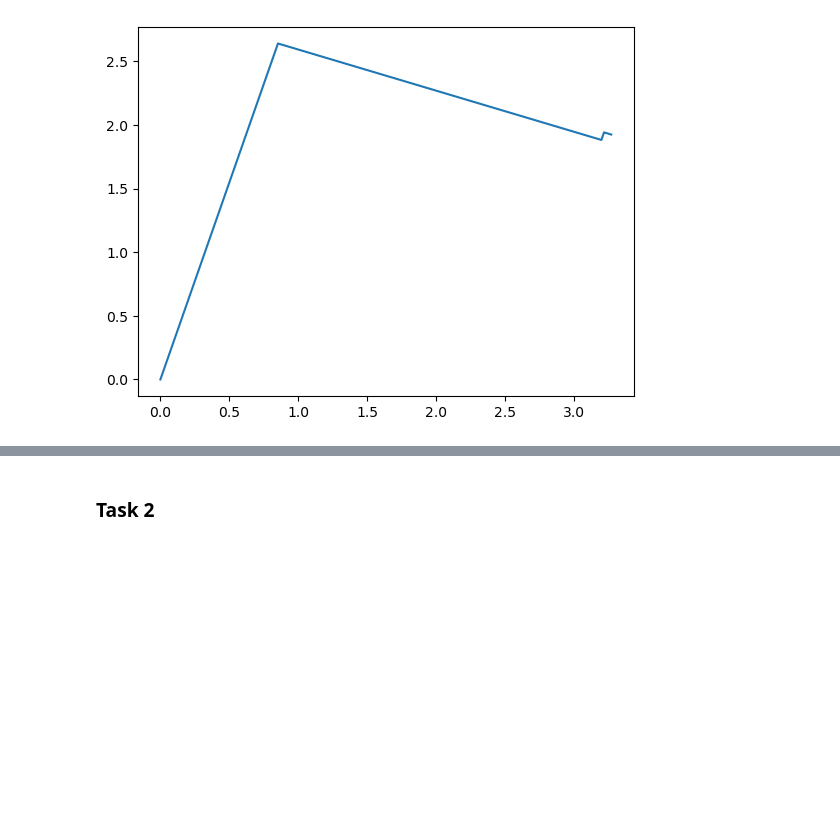
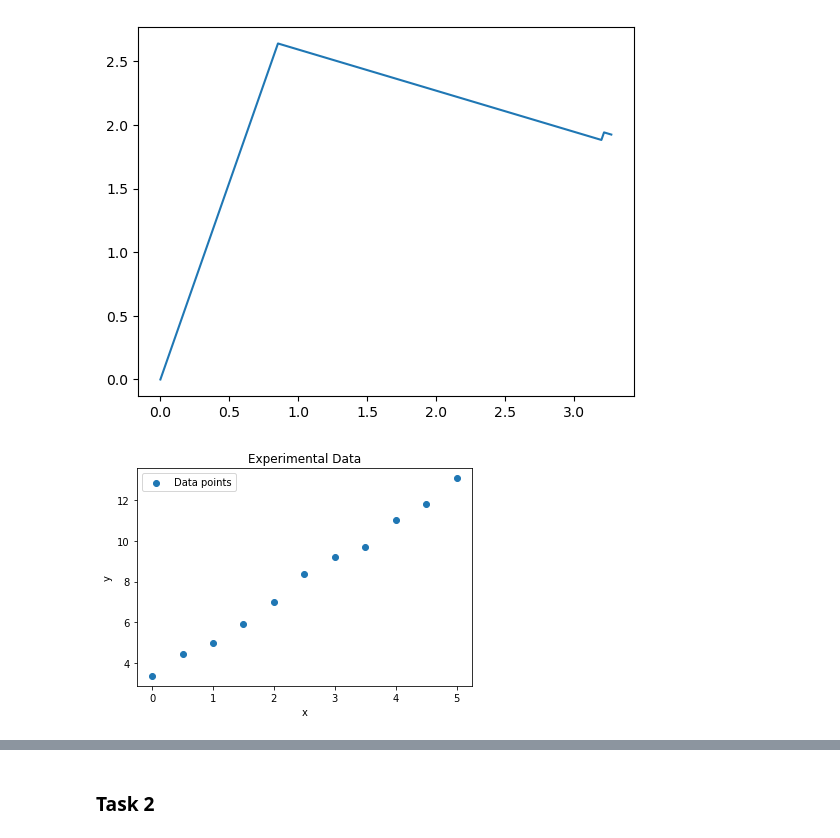
Before and after one commit to AnthonySlawski/ACM41020, a Jupyter notebook: Regression and Gradient Descent - Solution.ipynb, the cells around one changed output, grey strips where cells are left out. Drawn from its saved outputs; the diff is of its cells as text; code cells hidden in the pictures; blank space fills up the shorter version.

Commit message:
Regression and gradient descent

```diff
--- a/Regression and Gradient Descent - Solution.ipynb
+++ b/Regression and Gradient Descent - Solution.ipynb
@@ -89,3 +89,85 @@ plt.plot(steps[0],steps[1])
 # %% [output]
 [<matplotlib.lines.Line2D at 0x...>]
 [figure]
+# %%
+import numpy as np
+import matplotlib.pyplot as plt
+import cvxpy as cp
+
+# Data from the experiment
+data = np.array([
+    [0.0, 3.35982],
+    [0.5, 4.45784],
+    [1.0, 4.98725],
+    [1.5, 5.92751],
+    [2.0, 6.99903],
+    [2.5, 8.37272],
+    [3.0, 9.22212],
+    [3.5, 9.72170],
+    [4.0, 11.0244],
+    [4.5, 11.7995],
+    [5.0, 13.0831]
+])
+
+# Separate into X and y
+n = data.shape[0]
+X = np.concatenate((np.ones((n, 1)), data[:, 0:1]), axis=1)  # Add bias term
+y = data[:, 1]
+
+# Plot the data
+plt.scatter(data[:, 0], data[:, 1], label='Data points')
+plt.xlabel('x')
+plt.ylabel('y')
+plt.title('Experimental Data')
+plt.legend()
+plt.show()
+
+# Task 1: Solve using gradient descent
+def gradient_descent(X, y, steps=5):
+    XT = X.T
+    xk = np.array([0, 0])  # Initial guess
+    step_history = [xk]
+
+    for _ in range(steps):
+        r = XT @ (y - X @ xk)
+        alpha = (np.linalg.norm(r) / np.linalg.norm(X @ r))**2
+        xk = xk + alpha * r
+        step_history.append(xk)
+
+    return np.array(step_history)
+
+# Perform gradient descent
+steps = gradient_descent(X, y)
+
+# Plot gradient descent steps
+plt.plot(steps[:, 0], steps[:, 1], marker='o', linestyle='-', label='Descent steps')
+plt.xlabel('Intercept (β0)')
+plt.ylabel('Slope (β1)')
+plt.title('Gradient Descent Steps')
+plt.legend()
+plt.grid()
+plt.show()
+
+# Task 2: Solve using cvxpy
+beta = cp.Variable(2)  # β = [β0, β1]
+cost = cp.sum_squares(X @ beta - y)
+problem = cp.Problem(cp.Minimize(cost))
+problem.solve()
+
+# Get the solution from cvxpy
+beta_value = beta.value
+print("Optimal β0 and β1 from cvxpy:", beta_value)
+
+# Plot regression line with cvxpy solution
+plt.scatter(data[:, 0], data[:, 1], label='Data points')
+x_vals = np.linspace(data[:, 0].min(), data[:, 0].max(), 100)
+y_vals = beta_value[0] + beta_value[1] * x_vals
+plt.plot(x_vals, y_vals, color='red', label='Regression line (cvxpy)')
+plt.xlabel('x')
+plt.ylabel('y')
+plt.title('Regression Line Fitting')
+plt.legend()
+plt.grid()
+plt.show()
+# %% [output]
+[figure, added]
```
Also changed, not shown: parts of 2 cells of this notebook.
